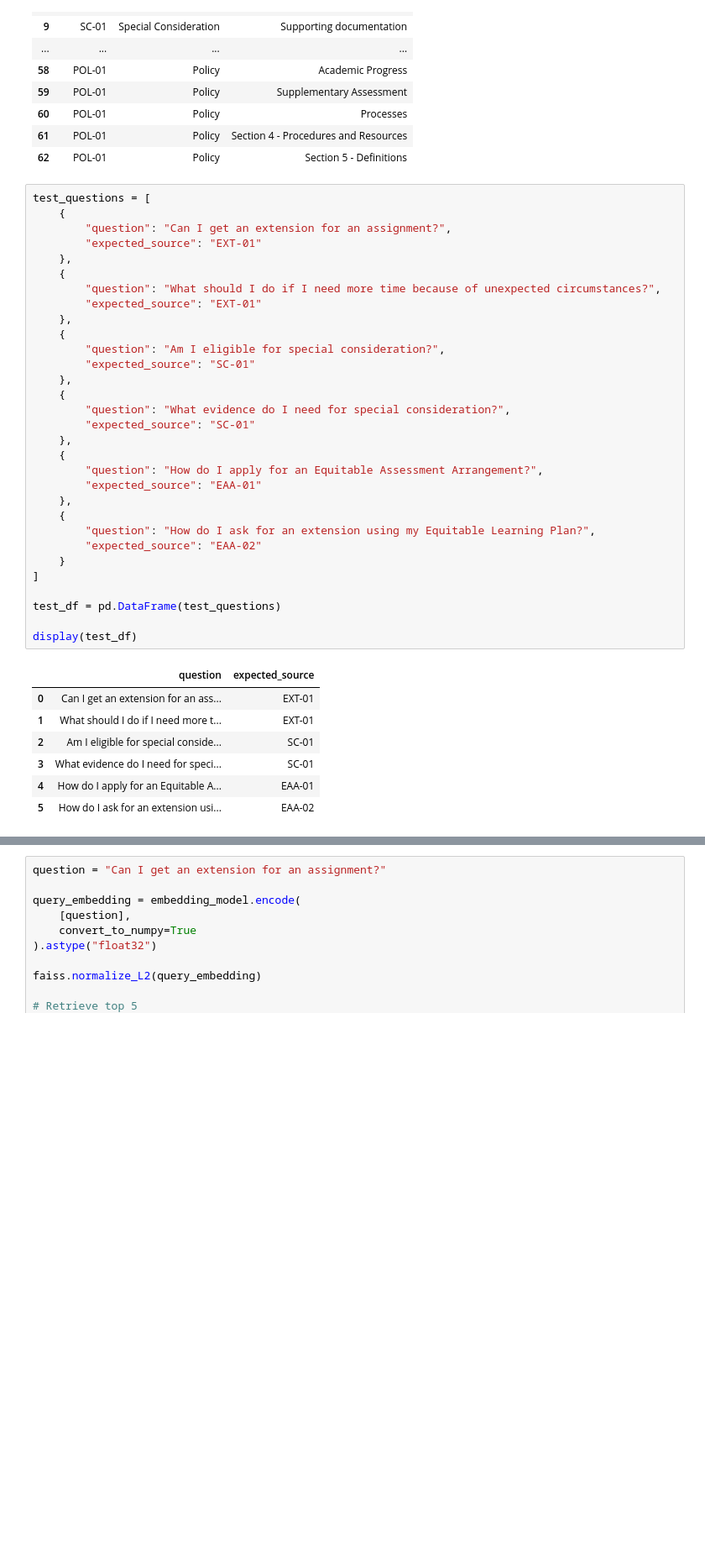
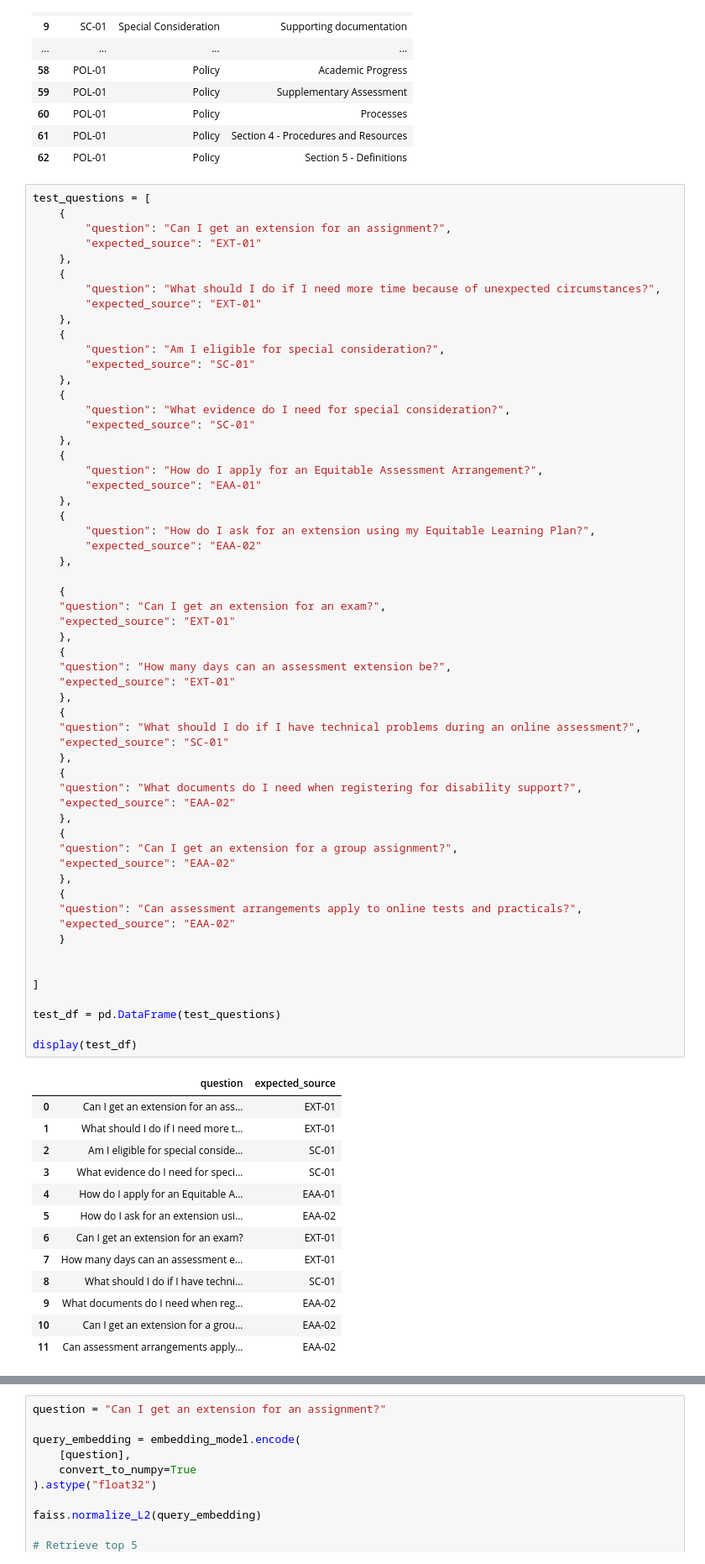
Before and after one commit to S4199668/walert-group64, a Jupyter notebook: version_2/Final_1.ipynb, the cells around one changed output, grey strips where cells are left out. Shown at 84% size. Cells and saved outputs as stored; diff of their text form; blank space fills up the shorter version.

Commit message:
Expand retrieval evaluation to 12 questions
Compare baseline and metadata-enhanced retrieval using Top-1, Top-3 and Top-5 accuracy.

```diff
--- a/version_2/Final_1.ipynb
+++ b/version_2/Final_1.ipynb
@@ -1387,30 +1395,63 @@ test_questions = [
     },
     {
         "question": "Am I eligible for special consideration?",
         "expected_source": "SC-01"
     },
     {
         "question": "What evidence do I need for special consideration?",
         "expected_source": "SC-01"
     },
     {
         "question": "How do I apply for an Equitable Assessment Arrangement?",
         "expected_source": "EAA-01"
     },
     {
         "question": "How do I ask for an extension using my Equitable Learning Plan?",
         "expected_source": "EAA-02"
+    },
+
+    {
+    "question": "Can I get an extension for an exam?",
+    "expected_source": "EXT-01"
+    },
+    {
+    "question": "How many days can an assessment extension be?",
+    "expected_source": "EXT-01"
+    },
+    {
+    "question": "What should I do if I have technical problems during an online assessment?",
+    "expected_source": "SC-01"
+    },
+    {
+    "question": "What documents do I need when registering for disability support?",
+    "expected_source": "EAA-02"
+    },
+    {
+    "question": "Can I get an extension for a group assignment?",
+    "expected_source": "EAA-02"
+    },
+    {
+    "question": "Can assessment arrangements apply to online tests and practicals?",
+    "expected_source": "EAA-02"
     }
+
+
 ]
 
 test_df = pd.DataFrame(test_questions)
 
 display(test_df)
 # %% [output]
 |  | question | expected_source |
 | 0 | Can I get an extension for an ass... | EXT-01 |
 | 1 | What should I do if I need more t... | EXT-01 |
 | 2 | Am I eligible for special conside... | SC-01 |
 | 3 | What evidence do I need for speci... | SC-01 |
 | 4 | How do I apply for an Equitable A... | EAA-01 |
 | 5 | How do I ask for an extension usi... | EAA-02 |
+| 6 | Can I get an extension for an exam? | EXT-01 |
+| 7 | How many days can an assessment e... | EXT-01 |
+| 8 | What should I do if I have techni... | SC-01 |
+| 9 | What documents do I need when reg... | EAA-02 |
+| 10 | Can I get an extension for a grou... | EAA-02 |
+| 11 | Can assessment arrangements apply... | EAA-02 |
```
Also changed, not shown: parts of 10 cells of this notebook.
